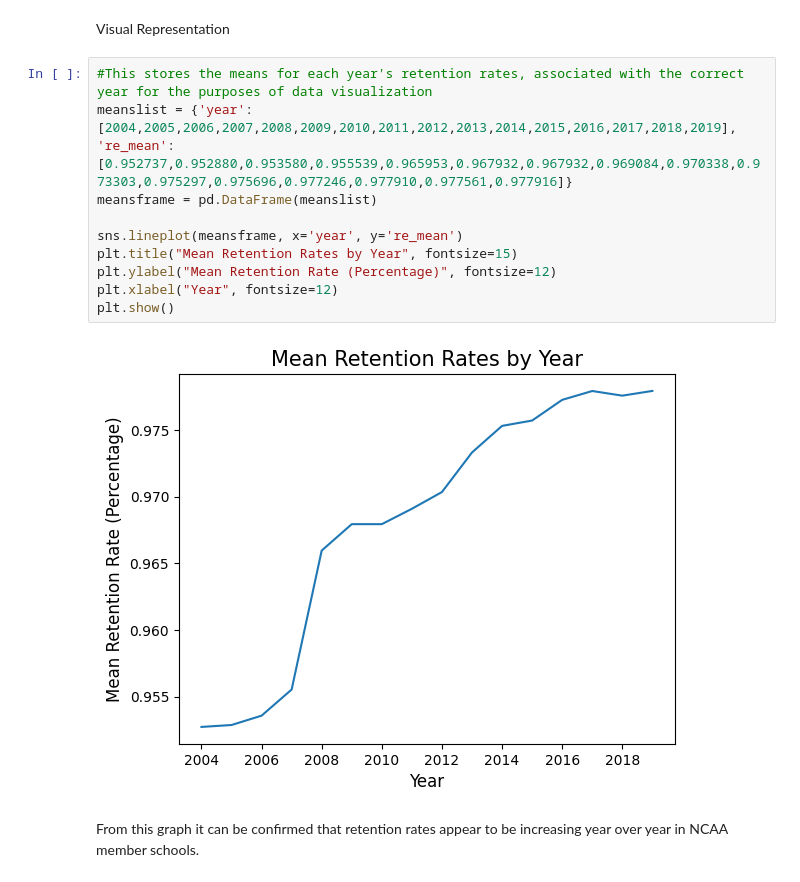
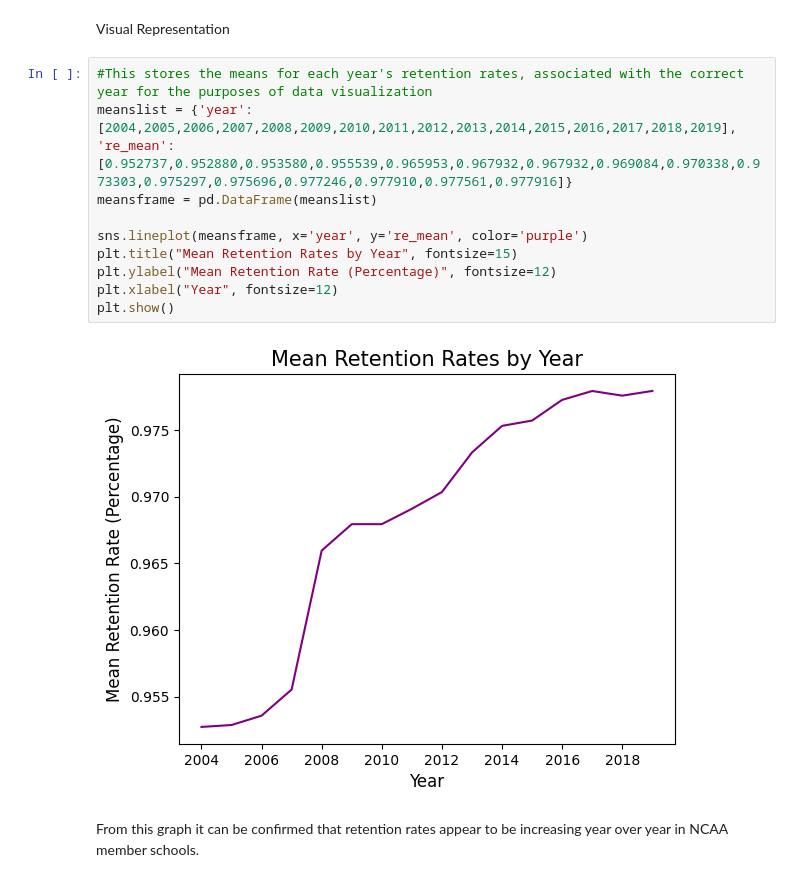
Before and after one commit to Ngilbert0807/DIDA_325_Final-project, a Jupyter notebook: Checkpoints/Checkpoint 3.ipynb, the cells around one changed output. Cells and saved outputs as stored; diff of their text form.

```diff
--- a/Checkpoints/Checkpoint 3.ipynb
+++ b/Checkpoints/Checkpoint 3.ipynb
@@ -173,15 +173,15 @@ Visual Representation
 # %%
 #This stores the means for each year's retention rates, associated with the correct year for the purposes of data visualization
 meanslist = {'year': [2004,2005,2006,2007,2008,2009,2010,2011,2012,2013,2014,2015,2016,2017,2018,2019], 're_mean': [0.952737,0.952880,0.953580,0.955539,0.965953,0.967932,0.967932,0.969084,0.970338,0.973303,0.975297,0.975696,0.977246,0.977910,0.977561,0.977916]}
 meansframe = pd.DataFrame(meanslist)
 
-sns.lineplot(meansframe, x='year', y='re_mean')
+sns.lineplot(meansframe, x='year', y='re_mean', color='purple')
 plt.title("Mean Retention Rates by Year", fontsize=15)
 plt.ylabel("Mean Retention Rate (Percentage)", fontsize=12)
 plt.xlabel("Year", fontsize=12)
 plt.show()
 # %% [output]
-[figure, old version]
+[figure, new version]
 # %% [markdown]
 From this graph it can be confirmed that retention rates appear to be increasing year over year in NCAA member schools.
 # %% [markdown]
```
Also changed, not shown: parts of 17 cells of this notebook.
